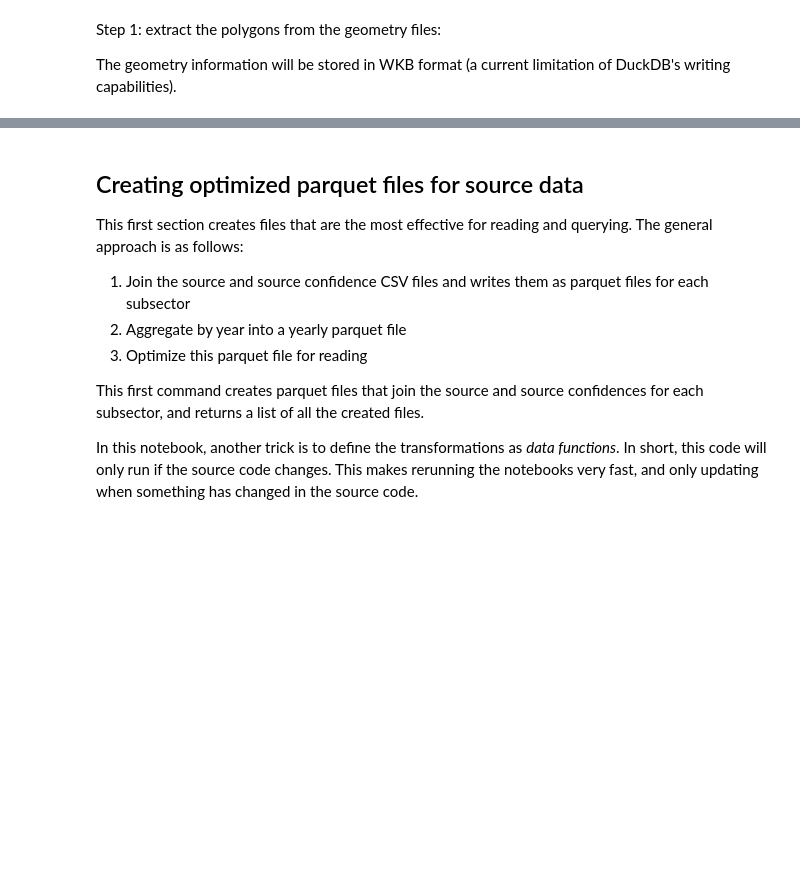
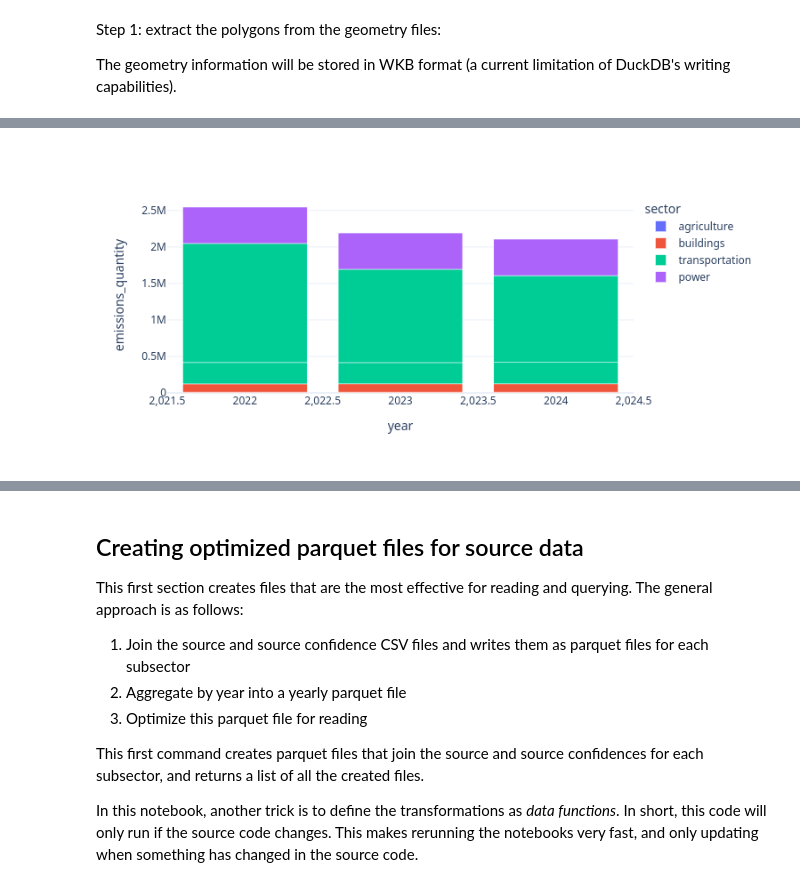
Before and after one commit to tjhunter/climate-trace-handbook, a Jupyter notebook: ct_book/ingestion.ipynb, the cells around one changed output, grey strips where cells are left out. Cells and saved outputs as stored; diff of their text form; code cells hidden in the pictures; blank space fills up the shorter version.

```diff
--- a/ct_book/ingestion.ipynb
+++ b/ct_book/ingestion.ipynb
@@ -215,23 +73,26 @@ Step 3: add the GADM mapping to the points.
 all_points_pdf = pl.read_parquet(points_path)
 all_geoms_pdf = pl.read_parquet(polys_path)
 # %%
-lat,lng=52.1462902,4.3977197  #WAS
-lat,lng=50.8512465,4.3454161 # BRU
-lat,lng=53.0547292,4.7374957 # TEX
+#lat,lng=52.1462902,4.3977197  #WAS
+#lat,lng=50.8512465,4.3454161 # BRU
+#lat,lng=53.0547292,4.7374957 # TEX
+#lat,lng=-4.6028151,-66.6976496 # brazil
+lat,lng=26.2266108,50.5477063 # UAE
 # %%
 import geopandas
 from lonboard import viz
 
 
 
+# Take the lowest level in GADM
 poly_geoms = duckdb.sql(f"""
 SELECT geometry_ref, gadm_level, geom_wkb FROM
 (
     SELECT *, ST_GeomFromWKB(geom_wkb) AS geom FROM all_geoms_pdf
     WHERE ST_WITHIN(ST_POINT({lng},{lat}), geom)
-    AND gadm_level = 2
+    --AND gadm_level = 2
 )
-""").pl()
+""").pl().sort(by="gadm_level").tail(1)
 poly_geoms_df = poly_geoms.to_pandas()
 poly_geoms_pdf = geopandas.GeoDataFrame(poly_geoms_df,
                                         geometry=geopandas.GeoSeries.from_wkb(poly_geoms_df['geom_wkb']), crs="EPSG:4326")
@@ -240,0 +104,4 @@ gadms_ref
+# %%
+points_ref = set((all_points_pdf
+ .filter(pl.col("gadm").is_in(gadms_ref)))[GEOMETRY_REF].to_list())
+points_ref
@@ -278,7 +182,7 @@ gadm_biz_data = (ct.read_source_emissions(
 ).with_columns(c_start_time.dt.year().alias("year"))
  .group_by(c_source_id, c_gas, c_year)
  .agg(c_geometry_ref.first(), c_emissions_quantity.sum(), c_sector.first(), c_subsector.first(), c_source_name.first(), c_lat.first(), c_lon.first())
- .filter(c_geometry_ref.is_in(gadms_ref))
+ .filter(c_geometry_ref.is_in(gadms_ref.union(points_ref)))
  .filter(c_emissions_quantity != 0)
  .collect()
 )
@@ -297,2 +221,11 @@ gadm_biz_data.filter(c_year == 2024).sort(by=c_emissions_quantity),
+# %%
+px.bar(
+gadm_biz_data.sort(by=c_emissions_quantity),
+    x="year",
+    y="emissions_quantity",
+    color="sector"
+)
+# %% [output]
+[figure, added]
 # %%
 raise
```
Also changed, not shown: parts of 29 cells of this notebook, 1 other file.
